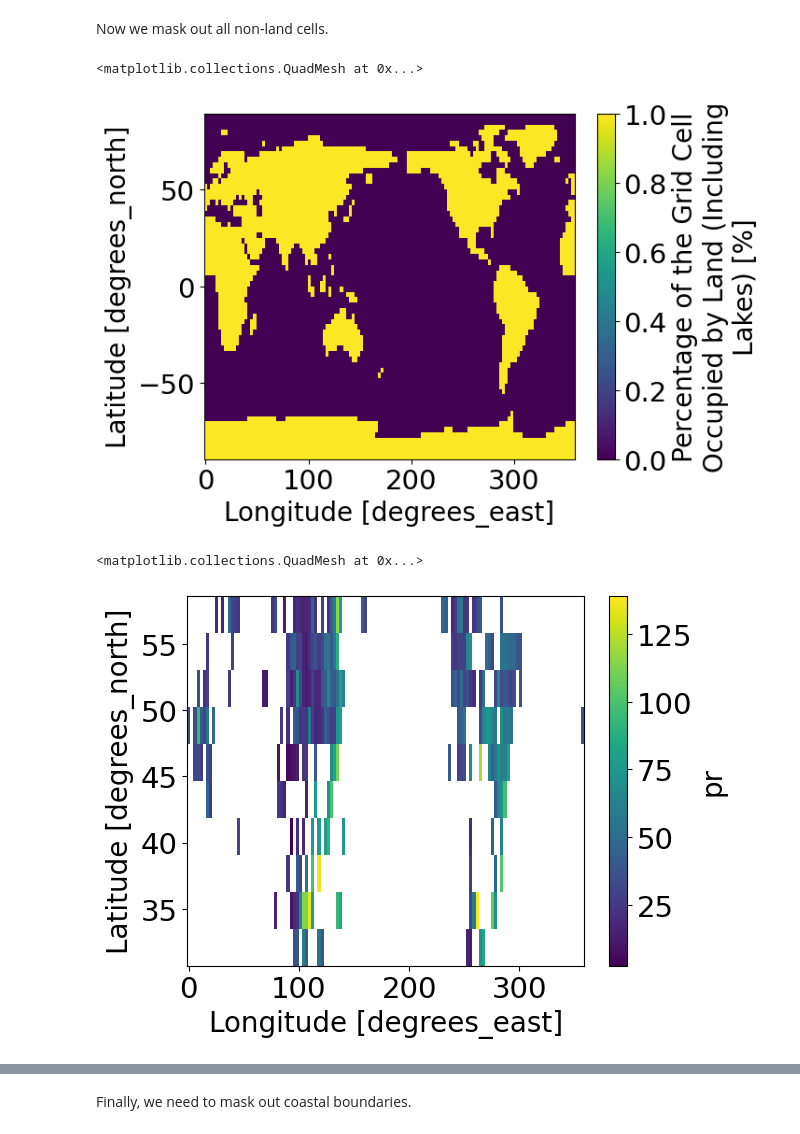
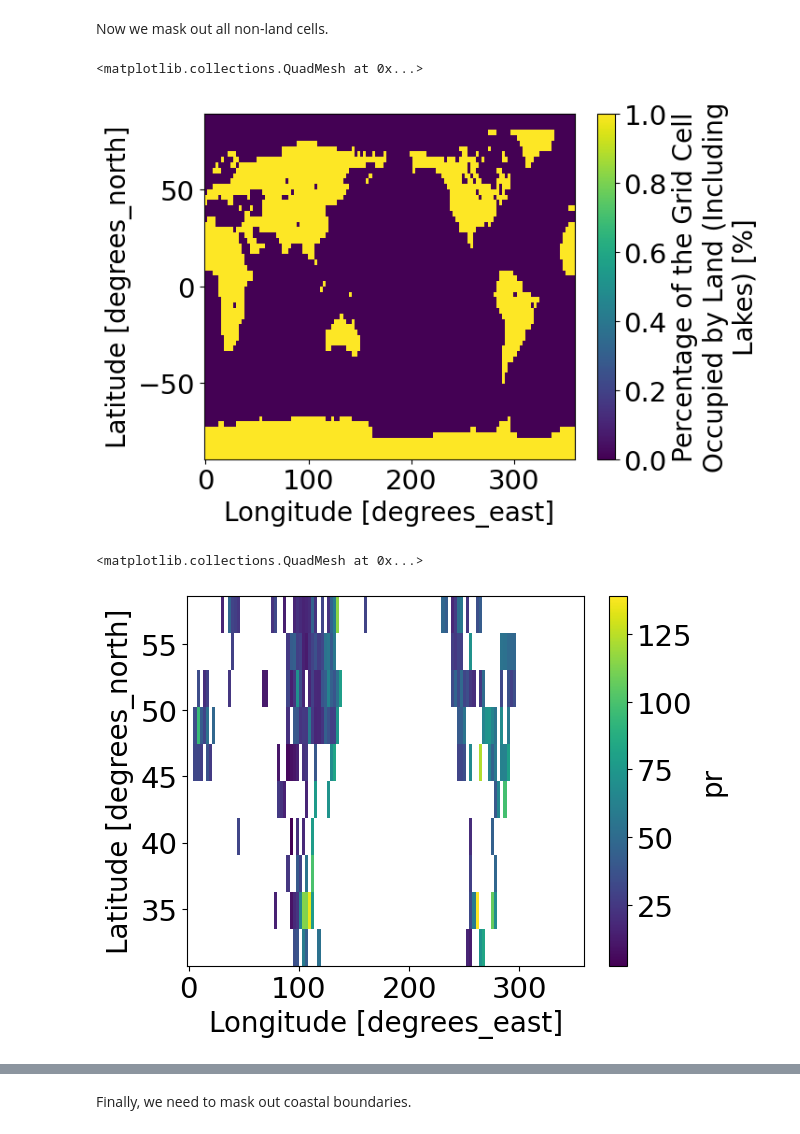
Before and after one commit to ageorgemorgan/epe-analysis, a Jupyter notebook: MidlatitudeRedux.ipynb, the cells around one changed output, grey strips where cells are left out. Cells and saved outputs as stored; diff of their text form; code cells hidden in the pictures.

Commit message:
added new figures, still need cleaning

```diff
--- a/MidlatitudeRedux.ipynb
+++ b/MidlatitudeRedux.ipynb
@@ -95,11 +95,11 @@ ds_lf = get_ds_areacell(
 )
 # %%
 da_lf = ds_lf.sftlf
-land_mask = da_lf.where(da_lf >= 50, other = False).astype(bool)
+land_mask = da_lf.where(da_lf >= 100., other = False).astype(bool)
 land_mask.plot()
 # %% [output]
 <matplotlib.collections.QuadMesh at 0x...>
-[figure, old version]
+[figure, new version]
 # %%
 da_epr_current_year_summer_only_land_only = da_epr_current_year_summer_only.where(land_mask)
 da_eprc_current_year_summer_only_land_only = da_eprc_current_year_summer_only.where(land_mask)
@@ -107,7 +107,7 @@ da_eprc_current_year_summer_only_land_only = da_eprc_current_year_summer_only.wh
 da_epr_current_year_summer_only_land_only.plot()
 # %% [output]
 <matplotlib.collections.QuadMesh at 0x...>
-[figure, old version]
+[figure, new version]
 # %%
 da_eprc_current_year_summer_only_land_only.plot()
 # %% [output]
```
Also changed, not shown: parts of 13 cells of this notebook, 6 other files.
